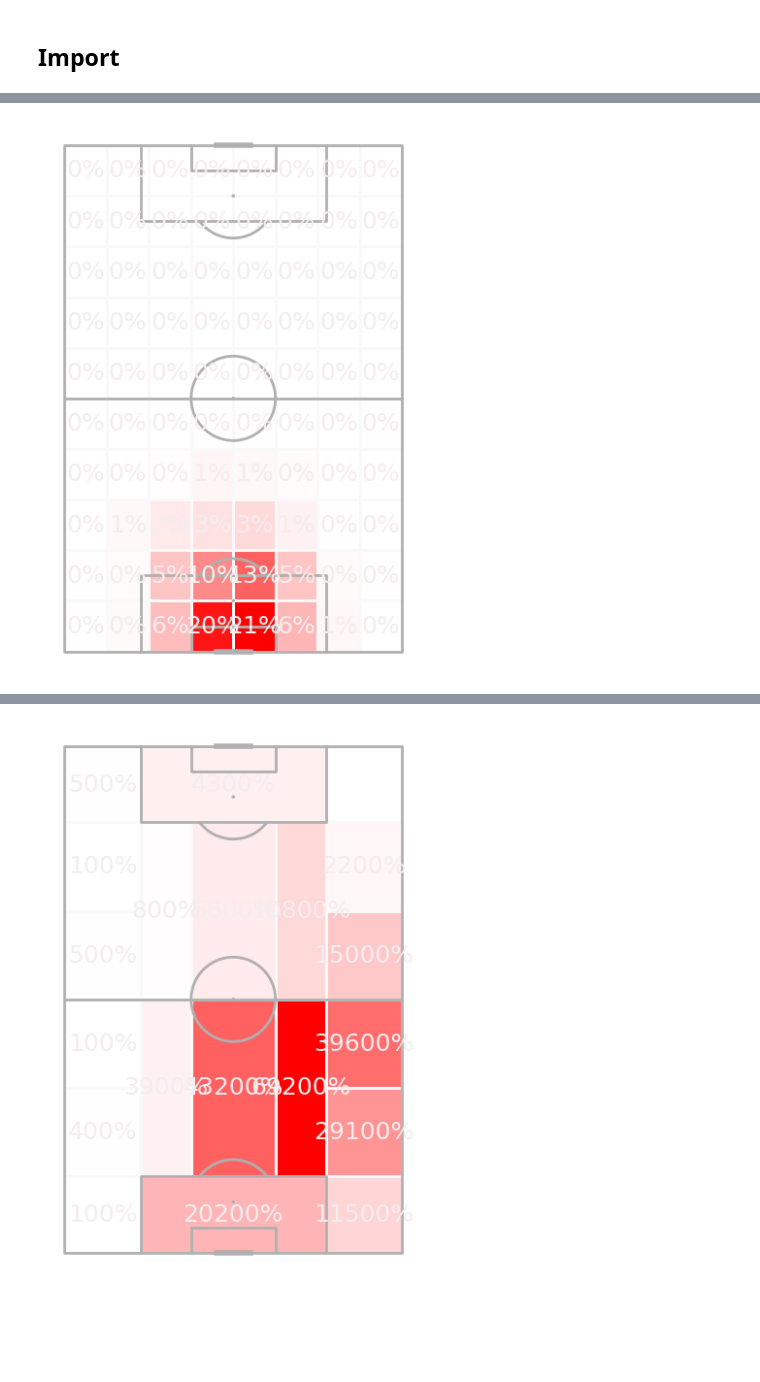
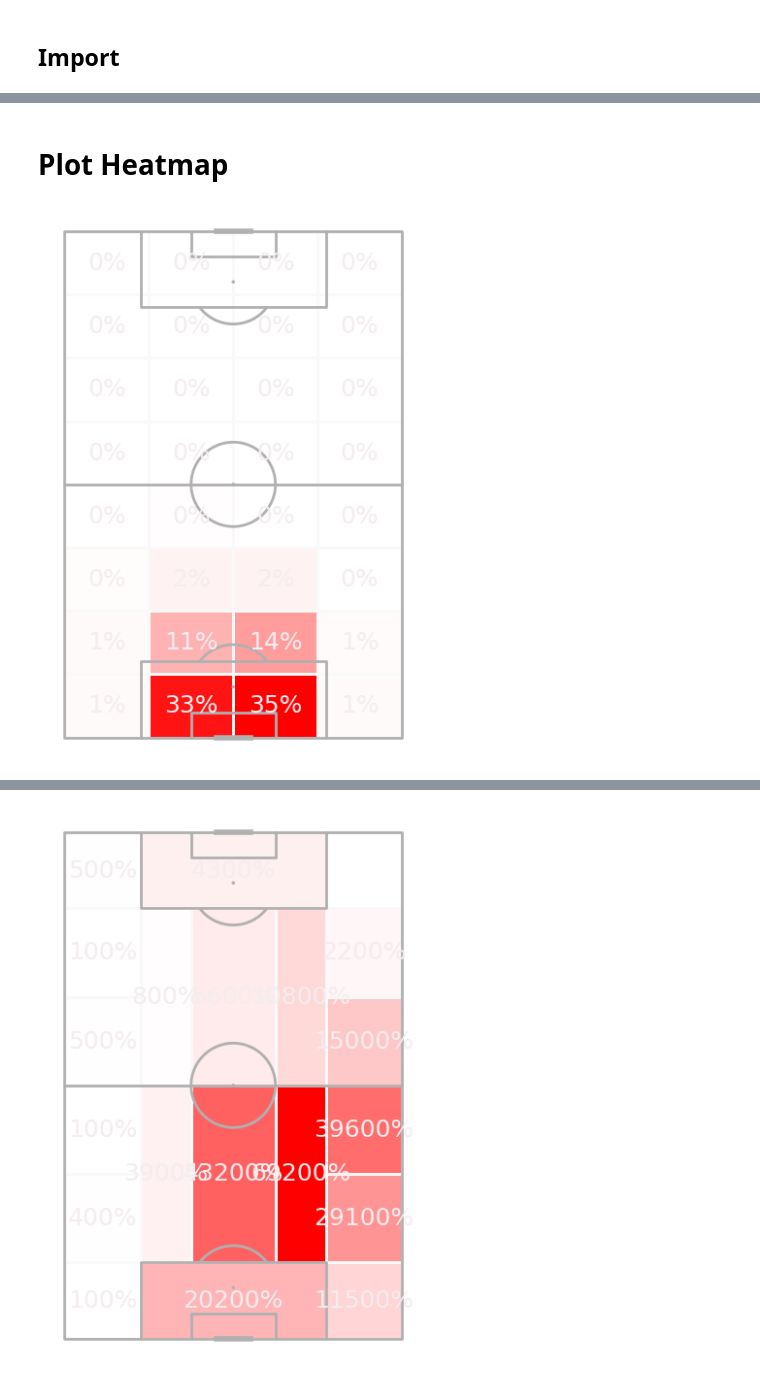
Before and after one commit to allorenz/football-player-similarity, a Jupyter notebook: src/notebooks/feature_heatmap.ipynb, the cells around one changed output, grey strips where cells are left out. Drawn from its saved outputs; the diff is of its cells as text; code cells hidden in the pictures; blank space fills up the shorter version.

```diff
--- a/src/notebooks/feature_heatmap.ipynb
+++ b/src/notebooks/feature_heatmap.ipynb
@@ -1,2 +1,20 @@
 # %% [markdown]
 ## __Import__
+# %%
+import sys
+import os
+import pandas as pd
+import numpy as np
+from ast import literal_eval
+from mplsoccer import Pitch, VerticalPitch, Standardizer
+
+
+# Run the notebook from inside the notebooks folder
+sys.path.append(os.path.abspath(os.path.join(os.path.dirname(__name__), '..')))
+
+from scripts.dataloader import Dataloader
+
+dataloader = Dataloader()
+dataloader.load_data()
+df = dataloader.get_dimension(dimension="possession")
+df.columns
@@ -3,22 +29,4 @@
 # %%
-import sys
-import os
-import pandas as pd
-import numpy as np
-from ast import literal_eval
-from mplsoccer import Pitch, VerticalPitch, Standardizer
-
-
-# Run the notebook from inside the notebooks folder
-sys.path.append(os.path.abspath(os.path.join(os.path.dirname(__name__), '..')))
-
-from scripts.dataloader import Dataloader
-
-dataloader = Dataloader()
-df = dataloader.get_dimension(dimension="possession")
-df.columns
-
-
 # Setting types
 def convert_to_list(input_data):
     if(isinstance(input_data, str)):
@@ -31,10 +39,10 @@ def convert_to_list(input_data):
     return input_data
 
 df["location"] = df["location"].apply(convert_to_list)
-df["carry_end_location"] = df["carry_end_location"].apply(convert_to_list)
+# df["carry_end_location"] = df["carry_end_location"].apply(convert_to_list)
 df[["x", "y"]] = df["location"].apply(pd.Series)
-df[["x_end_carry", "y_end_carry"]] = df["carry_end_location"].apply(pd.Series)
+# df[["x_end_carry", "y_end_carry"]] = df["carry_end_location"].apply(pd.Series)
 
 df["under_pressure"] = df['under_pressure'].fillna(False)
-df
+df.head()
 # %% [output]
@@ -60,22 +470,24 @@ df_combined[["player","match_played","position","positions_played"]]
+# %% [markdown]
+# Plot Heatmap
 # %%
 from matplotlib.colors import LinearSegmentedColormap
 
 player = "Manuel Neuer"
 player_a = df.loc[df["player"]==player,:]
 
 
 # Create a custom colormap starting from white to red
 cmap = LinearSegmentedColormap.from_list("white_to_red", ["#ffffff", "#ff0000"])
 pitch = VerticalPitch(pitch_type='statsbomb', line_zorder=2)
 fig, ax = pitch.draw(figsize=(4.125, 6))
 
 # Bin the player stats and normalize them
-bin_statistic = pitch.bin_statistic(player_a["x"], player_a["y"], statistic='count', bins=(10, 8), normalize=True)
+bin_statistic = pitch.bin_statistic(player_a["x"], player_a["y"], statistic='count', bins=(8,4), normalize=True)
 
 
 pitch.heatmap(bin_statistic, ax=ax, cmap=cmap, edgecolor='#f9f9f9')
 labels = pitch.label_heatmap(bin_statistic, color='#f4edf0', fontsize=18,
                              ax=ax, ha='center', va='center',
                              str_format='{:.0%}')
 # %% [output]
-[figure, old version]
+[figure, new version]
```
Also changed, not shown: parts of 14 cells of this notebook, 20 other files.
